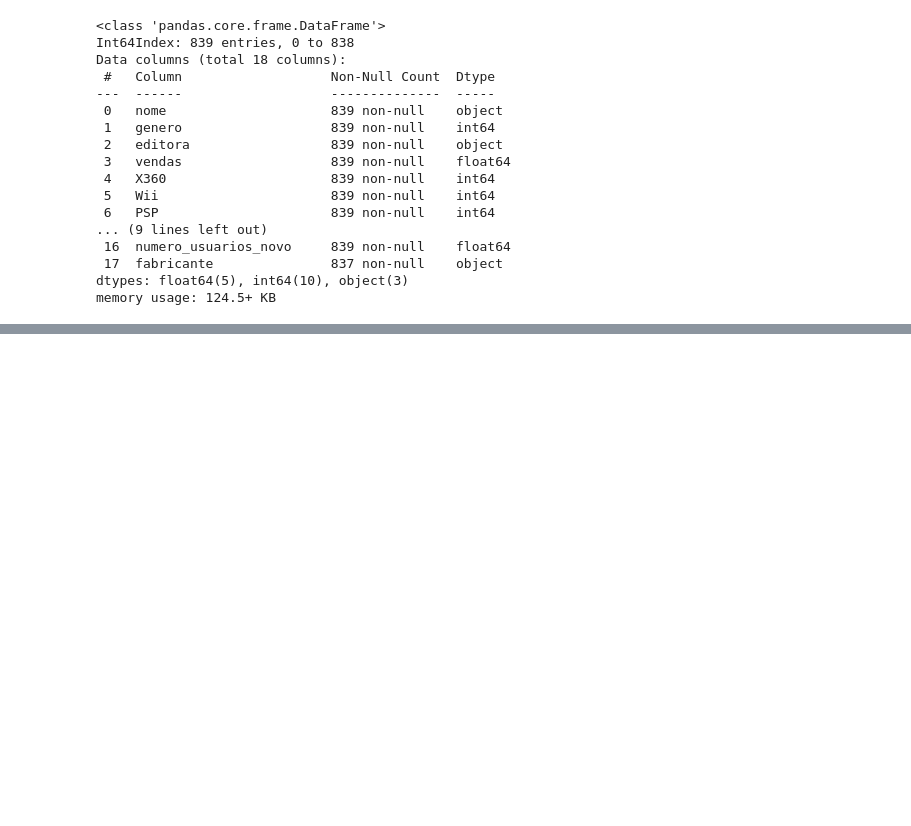
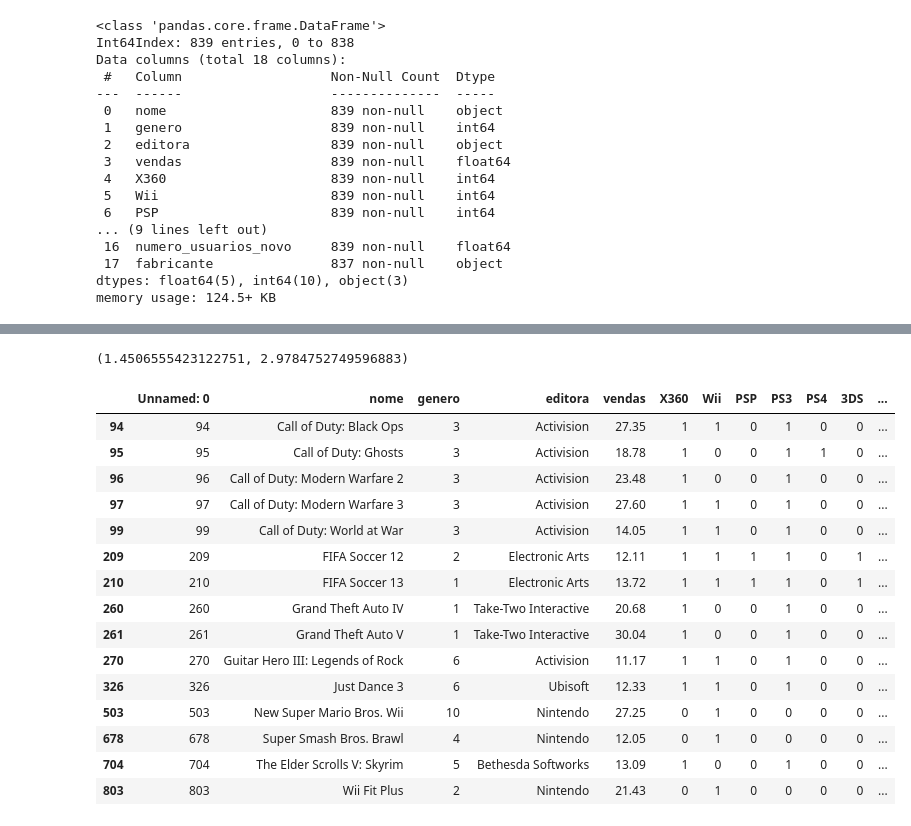
Before and after one commit to thiago9864/mineracao_dados, a Jupyter notebook: Trabalho_3_Dupla_21.ipynb, the cells around one changed output, grey strips where cells are left out. Cells and saved outputs as stored; diff of their text form; code cells hidden in the pictures; blank space fills up the shorter version.

```diff
--- a/Trabalho_3_Dupla_21.ipynb
+++ b/Trabalho_3_Dupla_21.ipynb
@@ -392,0 +413,35 @@ df_novo.corr()
+# %%
+desvio_padrao_vendas = df_novo['vendas'].std()
+media_vendas = df_novo['vendas'].mean()
+media_vendas,desvio_padrao_vendas
+# %% [output]
+(1.4506555423122751, 2.9784752749596883)
+# %%
+threshold = 3
+outlier = []
+outlier_ids = []
+for i, row in df_novo.iterrows():
+    #print(type(i),type(row),row['vendas'])
+    z = (row['vendas']-media_vendas)/desvio_padrao_vendas
+    if z > threshold:
+        outlier.append(row)
+        outlier_ids.append(i)
+df_outliers = pd.DataFrame(outlier)
+df_outliers
+# %% [output]
+|  | Unnamed: 0 | nome | genero | editora | vendas | X360 | Wii | PSP | PS3 | PS4 | 3DS | ... |
+| 94 | 94 | Call of Duty: Black Ops | 3 | Activision | 27.35 | 1 | 1 | 0 | 1 | 0 | 0 | ... |
+| 95 | 95 | Call of Duty: Ghosts | 3 | Activision | 18.78 | 1 | 0 | 0 | 1 | 1 | 0 | ... |
+| 96 | 96 | Call of Duty: Modern Warfare 2 | 3 | Activision | 23.48 | 1 | 0 | 0 | 1 | 0 | 0 | ... |
+| 97 | 97 | Call of Duty: Modern Warfare 3 | 3 | Activision | 27.60 | 1 | 1 | 0 | 1 | 0 | 0 | ... |
+| 99 | 99 | Call of Duty: World at War | 3 | Activision | 14.05 | 1 | 1 | 0 | 1 | 0 | 0 | ... |
+| 209 | 209 | FIFA Soccer 12 | 2 | Electronic Arts | 12.11 | 1 | 1 | 1 | 1 | 0 | 1 | ... |
+| 210 | 210 | FIFA Soccer 13 | 1 | Electronic Arts | 13.72 | 1 | 1 | 1 | 1 | 0 | 1 | ... |
+| 260 | 260 | Grand Theft Auto IV | 1 | Take-Two Interactive | 20.68 | 1 | 0 | 0 | 1 | 0 | 0 | ... |
+| 261 | 261 | Grand Theft Auto V | 1 | Take-Two Interactive | 30.04 | 1 | 0 | 0 | 1 | 0 | 0 | ... |
+| 270 | 270 | Guitar Hero III: Legends of Rock | 6 | Activision | 11.17 | 1 | 1 | 0 | 1 | 0 | 0 | ... |
+| 326 | 326 | Just Dance 3 | 6 | Ubisoft | 12.33 | 1 | 1 | 0 | 1 | 0 | 0 | ... |
+| 503 | 503 | New Super Mario Bros. Wii | 10 | Nintendo | 27.25 | 0 | 1 | 0 | 0 | 0 | 0 | ... |
+| 678 | 678 | Super Smash Bros. Brawl | 4 | Nintendo | 12.05 | 0 | 1 | 0 | 0 | 0 | 0 | ... |
+| 704 | 704 | The Elder Scrolls V: Skyrim | 5 | Bethesda Softworks | 13.09 | 1 | 0 | 0 | 1 | 0 | 0 | ... |
+| 803 | 803 | Wii Fit Plus | 2 | Nintendo | 21.43 | 0 | 1 | 0 | 0 | 0 | 0 | ... |
```
Also changed, not shown: parts of 9 cells of this notebook.
